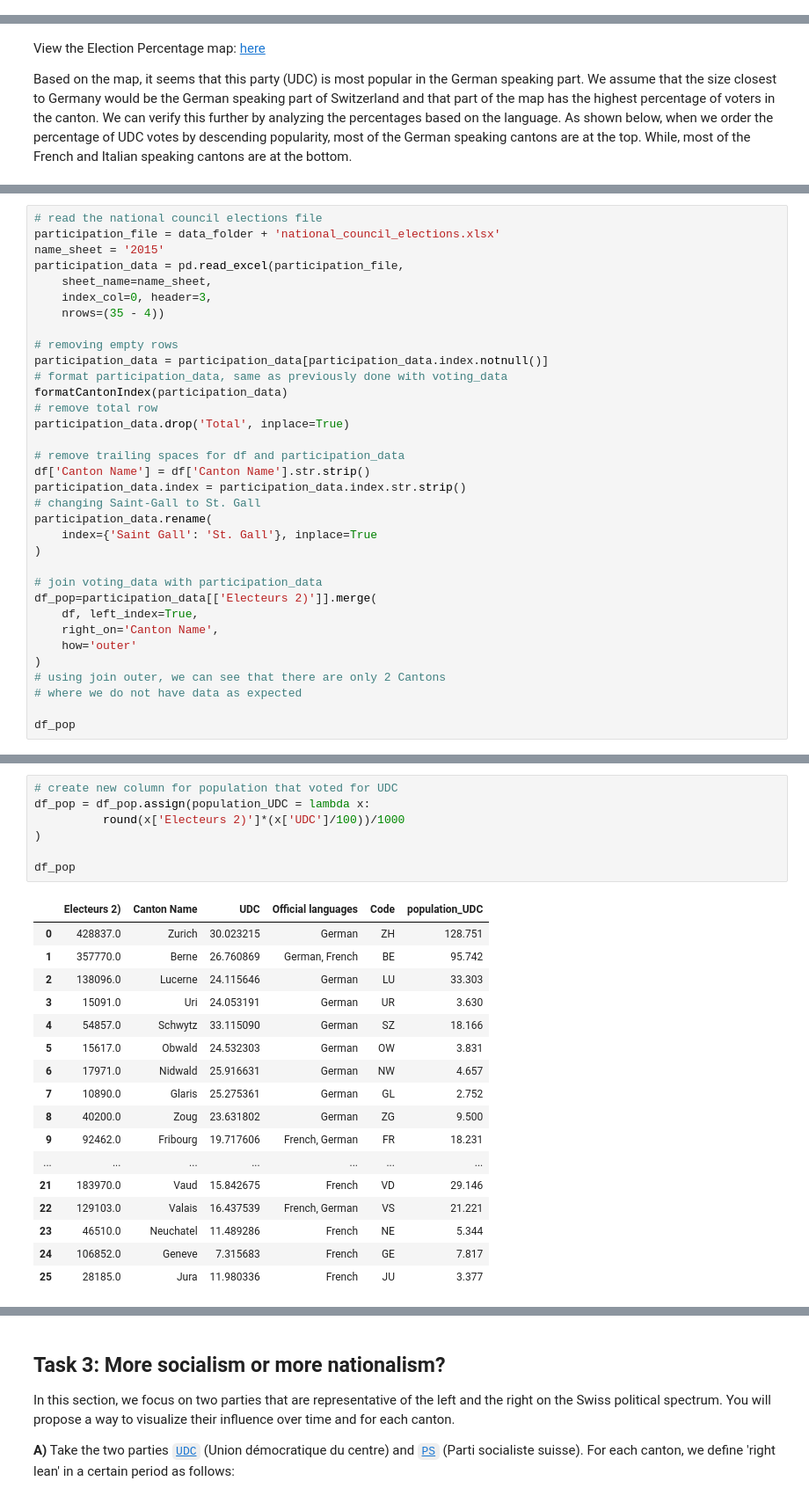
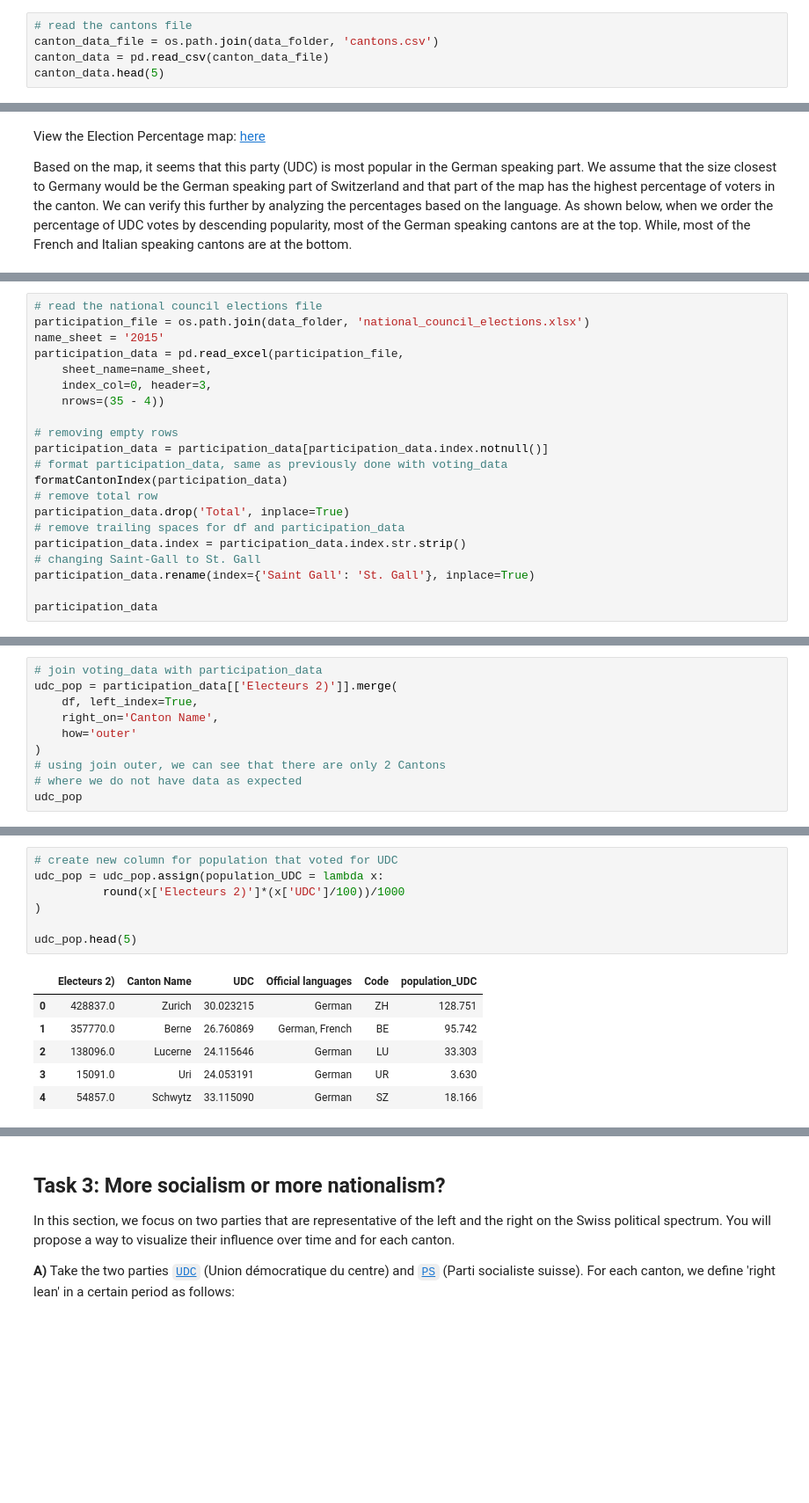
Before and after one commit to kareen2707/Folium, a Jupyter notebook: HW2_main.ipynb, the cells around one changed output, grey strips where cells are left out. Shown: that part at 88% size. Saved outputs shown, nothing was run; the diff lists cells and outputs as text; blank space fills up the shorter version.

```diff
--- a/HW2_main.ipynb
+++ b/HW2_main.ipynb
@@ -314,0 +307,5 @@ voting_data.index.tolist()
+# %%
+# read the cantons file
+canton_data_file = os.path.join(data_folder, 'cantons.csv')
+canton_data = pd.read_csv(canton_data_file)
+canton_data.head(5)
@@ -405,6 +396,6 @@ df[['UDC', 'Official languages']].sort_values(by=['UDC'], ascending=False)
 # %%
 # read the national council elections file
-participation_file = data_folder + 'national_council_elections.xlsx'
+participation_file = os.path.join(data_folder, 'national_council_elections.xlsx')
 name_sheet = '2015'
 participation_data = pd.read_excel(participation_file,
     sheet_name=name_sheet,
@@ -417,23 +408,10 @@ participation_data = participation_data[participation_data.index.notnull()]
 formatCantonIndex(participation_data)
 # remove total row
 participation_data.drop('Total', inplace=True)
-
 # remove trailing spaces for df and participation_data
-df['Canton Name'] = df['Canton Name'].str.strip()
 participation_data.index = participation_data.index.str.strip()
 # changing Saint-Gall to St. Gall
-participation_data.rename(
-    index={'Saint Gall': 'St. Gall'}, inplace=True
-)
+participation_data.rename(index={'Saint Gall': 'St. Gall'}, inplace=True)
 
-# join voting_data with participation_data
-df_pop=participation_data[['Electeurs 2)']].merge(
-    df, left_index=True,
-    right_on='Canton Name',
-    how='outer'
-)
-# using join outer, we can see that there are only 2 Cantons
-# where we do not have data as expected
-
-df_pop
+participation_data
 # %% [output]
@@ -456,0 +457,10 @@ df_pop
+# %%
+# join voting_data with participation_data
+udc_pop = participation_data[['Electeurs 2)']].merge(
+    df, left_index=True,
+    right_on='Canton Name',
+    how='outer'
+)
+# using join outer, we can see that there are only 2 Cantons
+# where we do not have data as expected
+udc_pop
@@ -457,28 +485,17 @@ df_pop
 # %%
 # create new column for population that voted for UDC
-df_pop = df_pop.assign(population_UDC = lambda x:
+udc_pop = udc_pop.assign(population_UDC = lambda x:
           round(x['Electeurs 2)']*(x['UDC']/100))/1000
 )
 
-df_pop
+udc_pop.head(5)
 # %% [output]
 |  | Electeurs 2) | Canton Name | UDC | Official languages | Code | population_UDC |
 | 0 | 428837.0 | Zurich | 30.023215 | German | ZH | 128.751 |
 | 1 | 357770.0 | Berne | 26.760869 | German, French | BE | 95.742 |
 | 2 | 138096.0 | Lucerne | 24.115646 | German | LU | 33.303 |
 | 3 | 15091.0 | Uri | 24.053191 | German | UR | 3.630 |
 | 4 | 54857.0 | Schwytz | 33.115090 | German | SZ | 18.166 |
-| 5 | 15617.0 | Obwald | 24.532303 | German | OW | 3.831 |
-| 6 | 17971.0 | Nidwald | 25.916631 | German | NW | 4.657 |
-| 7 | 10890.0 | Glaris | 25.275361 | German | GL | 2.752 |
-| 8 | 40200.0 | Zoug | 23.631802 | German | ZG | 9.500 |
-| 9 | 92462.0 | Fribourg | 19.717606 | French, German | FR | 18.231 |
-| ... | ... | ... | ... | ... | ... | ... |
-| 21 | 183970.0 | Vaud | 15.842675 | French | VD | 29.146 |
-| 22 | 129103.0 | Valais | 16.437539 | French, German | VS | 21.221 |
-| 23 | 46510.0 | Neuchatel | 11.489286 | French | NE | 5.344 |
-| 24 | 106852.0 | Geneve | 7.315683 | French | GE | 7.817 |
-| 25 | 28185.0 | Jura | 11.980336 | French | JU | 3.377 |
 # %%
 # creating map
 swiss_coord = [46.8182, 8.2275]
```
Also changed, not shown: parts of 22 cells of this notebook, 4 other files.
